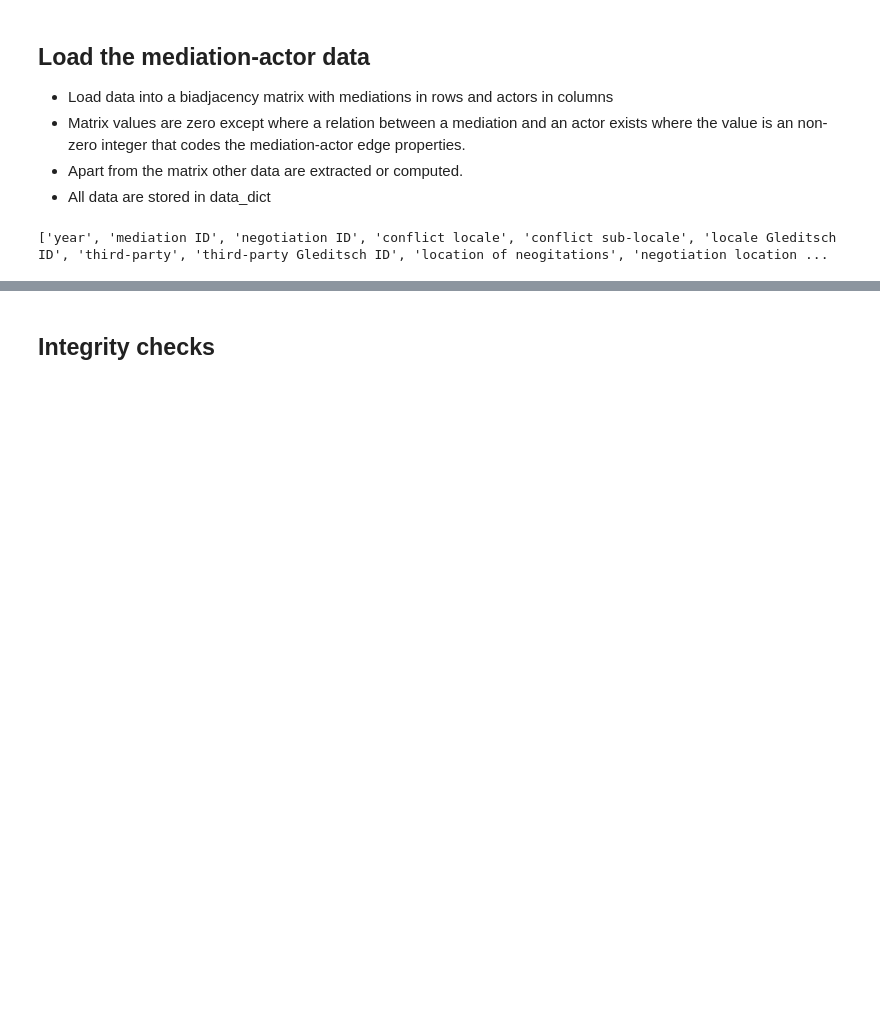
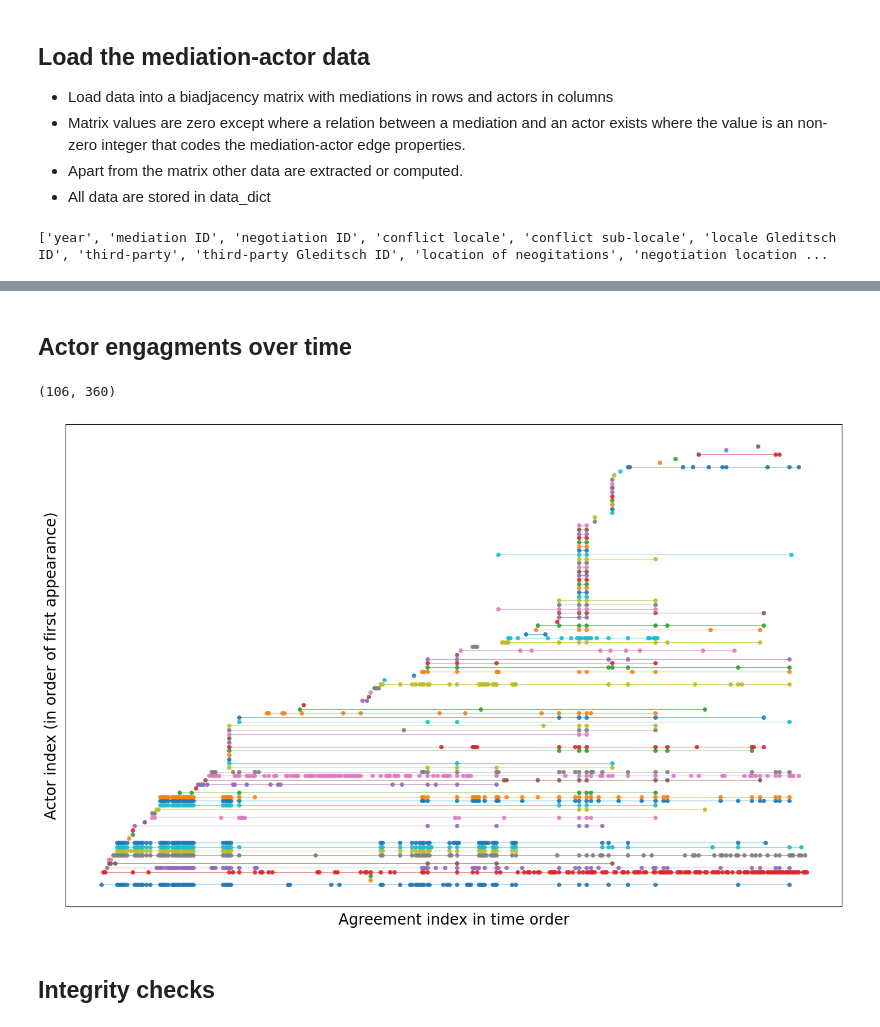
Before and after one commit to roybgardner/mediation, a Jupyter notebook: mediation_explorer.ipynb, the cells around one changed output, grey strips where cells are left out. Saved outputs shown, nothing was run; the diff lists cells and outputs as text; code cells hidden in the pictures; blank space fills up the shorter version.

```diff
--- a/mediation_explorer.ipynb
+++ b/mediation_explorer.ipynb
@@ -293,0 +119,14 @@ plt.show()
+# %%
+# Recover the mediations and the edge data
+actor_id = 'Ethiopia'
+print('Mediation engagements',actor_id, data_dict['vertices_dict'][actor_id]['type'])
+mediation_data = get_mediations(actor_id,data_dict)
+mediation_data = sorted(mediation_data, key=lambda t:t[2])
+print('Total engagements',len(mediation_data))
+print()
+
+for t in mediation_data:
+    print(t[0],data_dict['vertices_dict'][t[0]]['data'])
+    edge_dict = recover_edge_dict(t[1],len(get_empty_edge_dict()))
+    print(edge_dict)
+    print()
@@ -294,3 +151,57 @@ plt.show()
+# %% [markdown]
+## Actor engagments over time
+# %%
+#print(data_dict['dates_dict'])
+
+#print(pp_data_dict['pp_agreement_ids'])
+mediation_ids = data_dict['mediation_vertices']
+
+t_list = []
+for i,mediation_id in enumerate(mediation_ids):
+    mediation_date = data_dict['vertices_dict'][mediation_id]['data']['year']
+    t_list.append((i,mediation_date))
+# Sort by date
+t_list = sorted(t_list,key=lambda t:t[1])
+
+# Build a time-order mediation-actor matrix
+ordered_matrix = []
+for t in t_list:
+    ordered_matrix.append(data_dict['matrix'][t[0]])
+
+ordered_matrix = np.array(ordered_matrix)
+# Put actors in rows
+ordered_matrix = ordered_matrix.T
+
+print(ordered_matrix.shape)
+
+# Now order actors by first appearance in process
+row_indices = []
+for i,row in enumerate(ordered_matrix):
+    where = np.where(row>1)
+    v = 0
+    if len(where[0]) > 0:
+        v = where[0][0]
+    row_indices.append((i,v))
+sorted_row_indices = [t[0] for t in sorted(row_indices,key=lambda t:t[1])]
+
+sorted_matrix = ordered_matrix[np.ix_(sorted_row_indices)]
+
+f = plt.figure(figsize=(16,10))
+for i,row in enumerate(sorted_matrix):
+    x = [j for j,x in enumerate(row) if x > 0]
+    y = [i]*len(x)
+    plt.scatter(x,y,alpha=0.9,linewidth=0.5,s=20)
+    plt.plot(x,y,alpha=0.9,linewidth=0.5)
+xint = range(0, sorted_matrix.shape[1])
+plt.xticks([],fontsize='xx-large')
+yint = range(0, sorted_matrix.shape[1])
+plt.yticks([],fontsize='xx-large')
+plt.ylabel('Actor index (in order of first appearance)',fontsize='xx-large')
+plt.xlabel('Agreement index in time order',fontsize='xx-large')
+plt.show()
+# %% [output]
+(106, 360)
+[figure, added]
 # %% [markdown]
 ## Integrity checks
 # %% [markdown]
```
Also changed, not shown: parts of 18 cells of this notebook, 1 other file.
